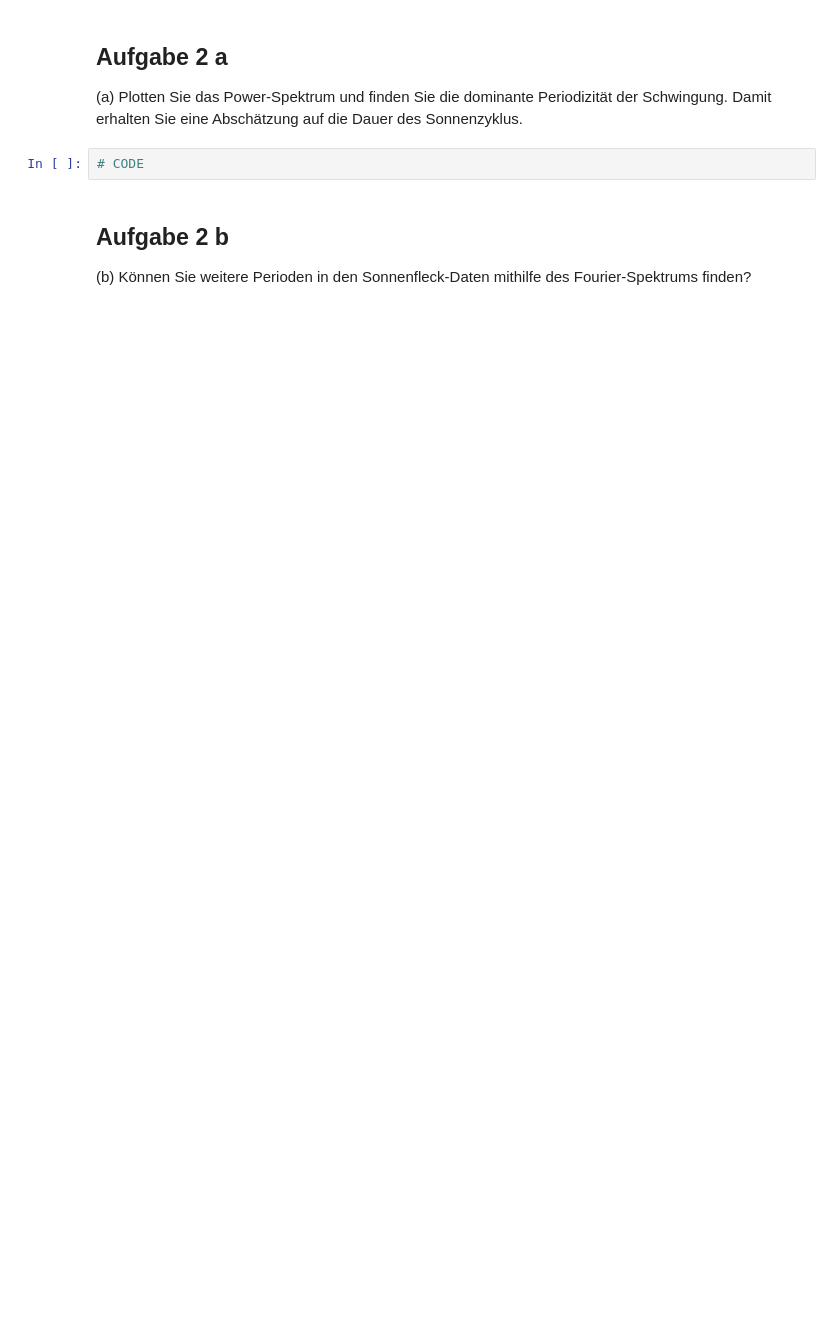
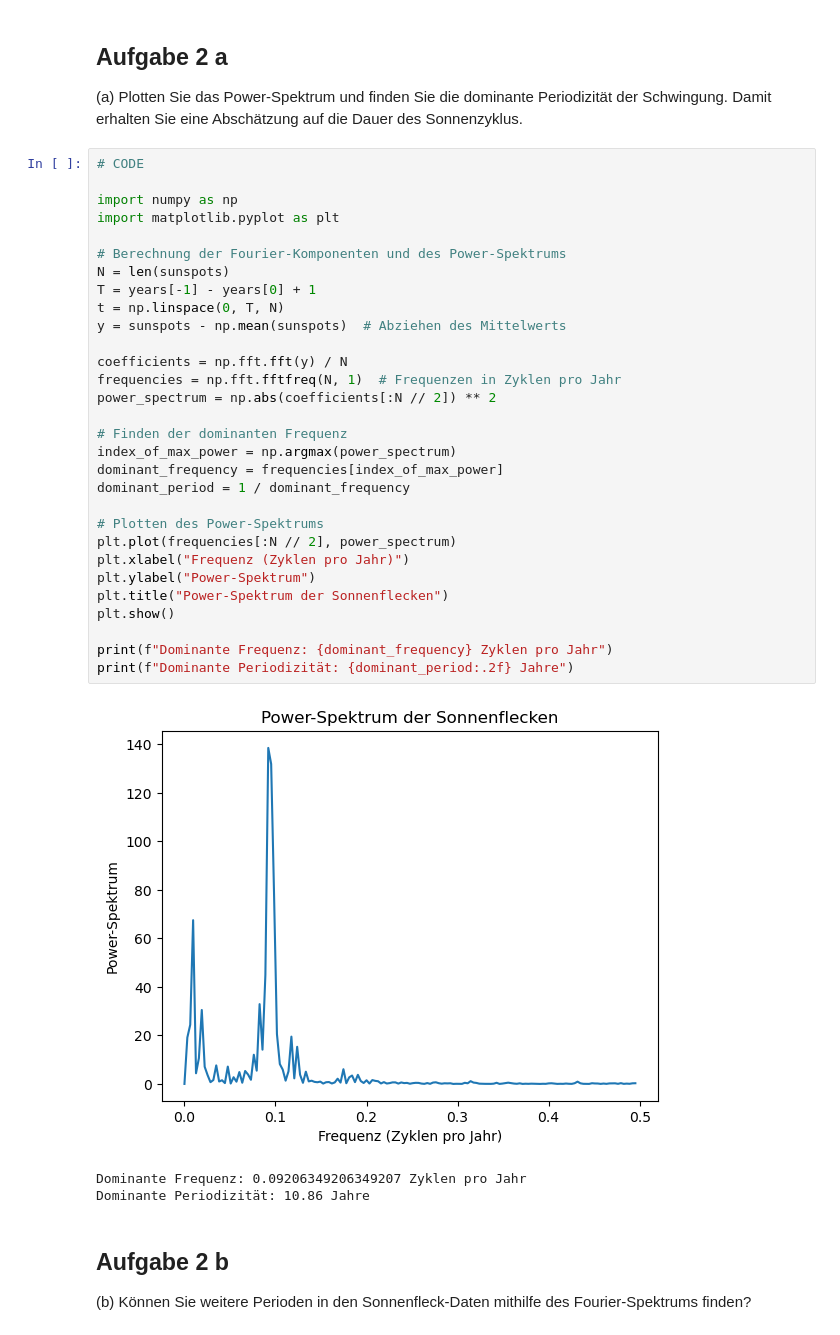
Before and after one commit to 7ben18/fhnw-vta-Vertiefende-Themen-der-Analysis, a Jupyter notebook: minichallenge2/vta-mc2.ipynb, the cells around one changed output. Saved outputs shown, nothing was run; the diff lists cells and outputs as text; blank space fills up the shorter version.

```diff
--- a/minichallenge2/vta-mc2.ipynb
+++ b/minichallenge2/vta-mc2.ipynb
@@ -106,8 +222,40 @@ dürfen dafür die fft routine von numpy oder scipy verwenden.
 ## Aufgabe 2 a
 (a) Plotten Sie das Power-Spektrum und finden Sie die dominante Periodizität der Schwingung.
 Damit erhalten Sie eine Abschätzung auf die Dauer des Sonnenzyklus.
-# %%
-# CODE
+# %%
+# CODE
+
+import numpy as np
+import matplotlib.pyplot as plt
+
+# Berechnung der Fourier-Komponenten und des Power-Spektrums
+N = len(sunspots)
+T = years[-1] - years[0] + 1
+t = np.linspace(0, T, N)
+y = sunspots - np.mean(sunspots)  # Abziehen des Mittelwerts
+
+coefficients = np.fft.fft(y) / N
+frequencies = np.fft.fftfreq(N, 1)  # Frequenzen in Zyklen pro Jahr
+power_spectrum = np.abs(coefficients[:N // 2]) ** 2
+
+# Finden der dominanten Frequenz
+index_of_max_power = np.argmax(power_spectrum)
+dominant_frequency = frequencies[index_of_max_power]
+dominant_period = 1 / dominant_frequency
+
+# Plotten des Power-Spektrums
+plt.plot(frequencies[:N // 2], power_spectrum)
+plt.xlabel("Frequenz (Zyklen pro Jahr)")
+plt.ylabel("Power-Spektrum")
+plt.title("Power-Spektrum der Sonnenflecken")
+plt.show()
+
+print(f"Dominante Frequenz: {dominant_frequency} Zyklen pro Jahr")
+print(f"Dominante Periodizität: {dominant_period:.2f} Jahre")
+# %% [output]
+[figure, added]
+Dominante Frequenz: 0.09206349206349207 Zyklen pro Jahr
+Dominante Periodizität: 10.86 Jahre
 # %% [markdown]
 ## Aufgabe 2 b
 (b) Können Sie weitere Perioden in den Sonnenfleck-Daten mithilfe des Fourier-Spektrums
```
Also changed, not shown: parts of 16 cells of this notebook.
